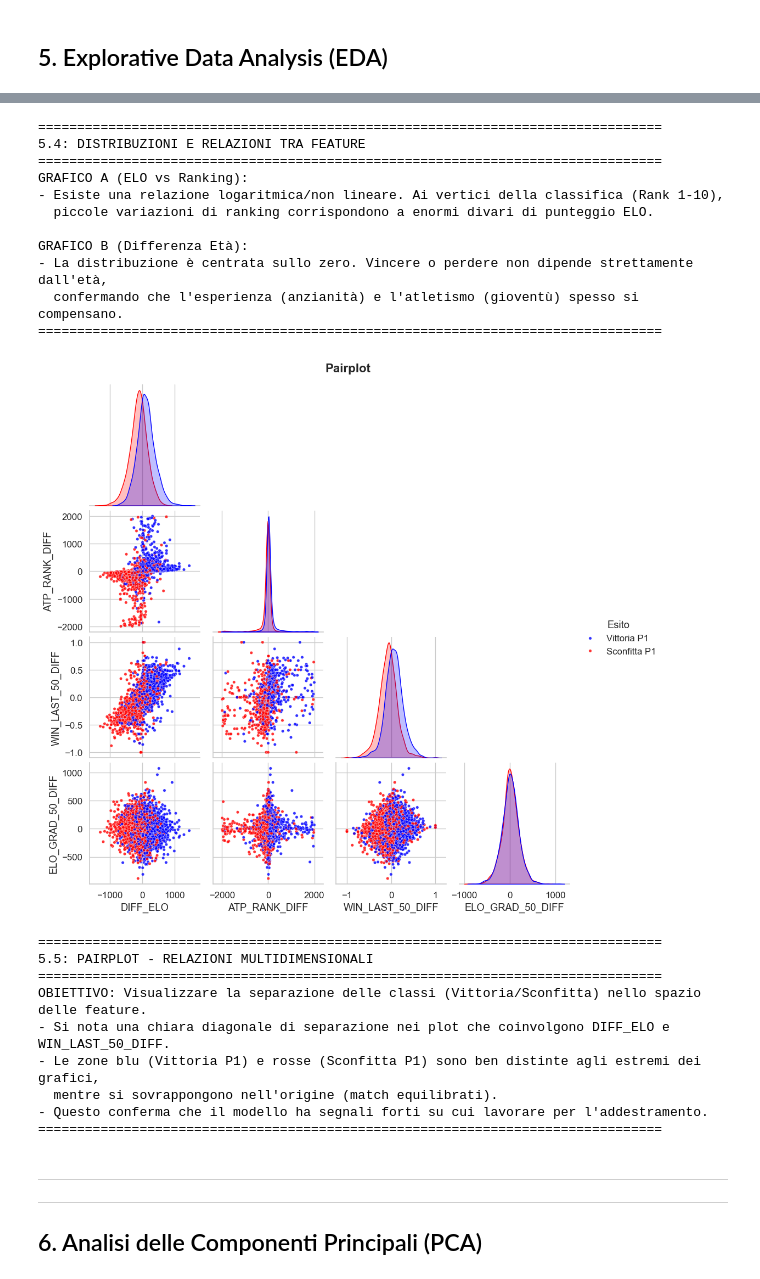
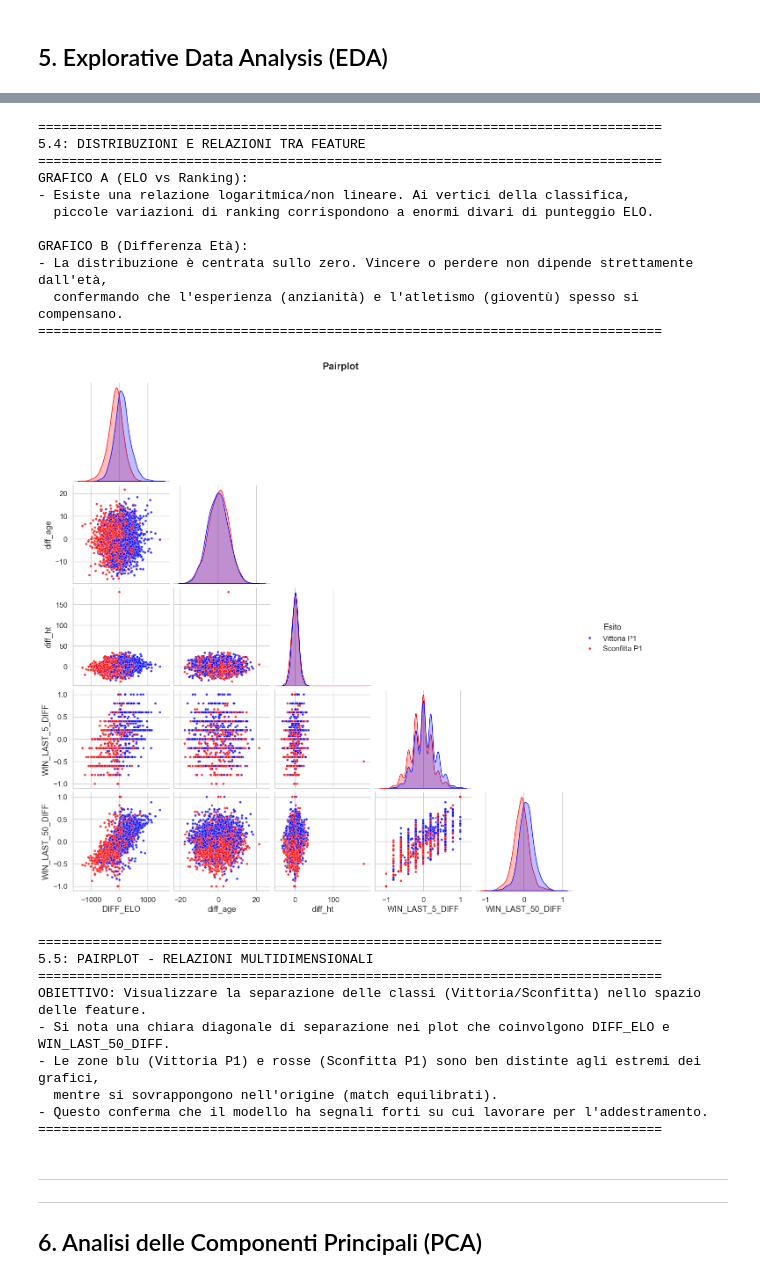
Before and after one commit to ilBiondo06/ML-Tennis-Prediction, a Jupyter notebook: tennis-prediction.ipynb, the cells around one changed output, grey strips where cells are left out. Drawn from its saved outputs; the diff is of its cells as text; code cells hidden in the pictures.

```diff
--- a/tennis-prediction.ipynb
+++ b/tennis-prediction.ipynb
@@ -863,7 +863,7 @@ print("\n" + "="*80)
 print("5.4: DISTRIBUZIONI E RELAZIONI TRA FEATURE")
 print("="*80)
 print("GRAFICO A (ELO vs Ranking):")
-print("- Esiste una relazione logaritmica/non lineare. Ai vertici della classifica (Rank 1-10), ")
+print("- Esiste una relazione logaritmica/non lineare. Ai vertici della classifica, ")
 print("  piccole variazioni di ranking corrispondono a enormi divari di punteggio ELO.")
 print("\nGRAFICO B (Differenza Età):")
 print("- La distribuzione è centrata sullo zero. Vincere o perdere non dipende strettamente dall'età,")
@@ -874,16 +874,16 @@ print("="*80 + "\n")
 # ======================
 
 important_feats = [
-    'target',           # La variabile da predire
-    'DIFF_ELO',         # La regina delle feature
-    'ATP_RANK_DIFF',    # Ranking ufficiale
-    'WIN_LAST_50_DIFF',  # Forma a medio termine
-    'ELO_GRAD_50_DIFF'  # Trend a medio termine
-
+    'target',
+    'DIFF_ELO',
+    'diff_age',
+    'diff_ht',
+    'WIN_LAST_5_DIFF',
+    'WIN_LAST_50_DIFF'
 ]
 
 # CAMPIONAMENTO
-# Il pairplot è pesantissimo. Usiamo un campione di 5000 match casuali.
+# Usiamo un campione di 5000 match casuali.
 df_sample = df_ml[important_feats].sample(n=5000, random_state=42).copy()
 
 df_sample['Esito'] = df_sample['target'].map({1: 'Vittoria P1', 0: 'Sconfitta P1'})
@@ -932,32 +932,32 @@ Giocatore: Novak Djokovic - Match trovati: 1363
 ================================================================================
 OBIETTIVO: Validare la dinamicità del sistema ELO su carriere reali.
 - Djokovic: Rappresenta la 'stabilità del dominio' con un ELO altissimo mantenuto per oltre un decennio.
 - Alcaraz & Sinner: Mostrano una crescita verticale (gradienti elevati) dal 2020 ad oggi.
 - Il sistema cattura bene i passaggi di consegne generazionali e i picchi di forma relativi.
 ================================================================================
 [figure]
 ================================================================================
 5.3: VALIDAZIONE E CALIBRAZIONE DELLA PROBABILITÀ
 ================================================================================
 OBIETTIVO: Confrontare la teoria matematica ELO con i risultati reali del dataset.
 - La Teoria Standard (K=400, linea tratteggiata) tende a sovrastimare la certezza dei risultati.
 - Il Modello Calibrato (K=650, linea rossa) fitta meglio i dati reali (pallini blu).
 - Conclusione: Il tennis ha una componente di incertezza (upset) maggiore rispetto agli scacchi.
   Una differenza di 400 punti ELO nel tennis non garantisce il 91%, ma circa l'80% di vittoria.
 ================================================================================
 [figure]
 ================================================================================
 5.4: DISTRIBUZIONI E RELAZIONI TRA FEATURE
 ================================================================================
 GRAFICO A (ELO vs Ranking):
-- Esiste una relazione logaritmica/non lineare. Ai vertici della classifica (Rank 1-10),
+- Esiste una relazione logaritmica/non lineare. Ai vertici della classifica,
   piccole variazioni di ranking corrispondono a enormi divari di punteggio ELO.
 
 GRAFICO B (Differenza Età):
 - La distribuzione è centrata sullo zero. Vincere o perdere non dipende strettamente dall'età,
   confermando che l'esperienza (anzianità) e l'atletismo (gioventù) spesso si compensano.
 ================================================================================
-[figure, old version]
+[figure, new version]
 ================================================================================
 5.5: PAIRPLOT - RELAZIONI MULTIDIMENSIONALI
 ================================================================================
```
Also changed, not shown: parts of 7 cells of this notebook, 6 other files.
